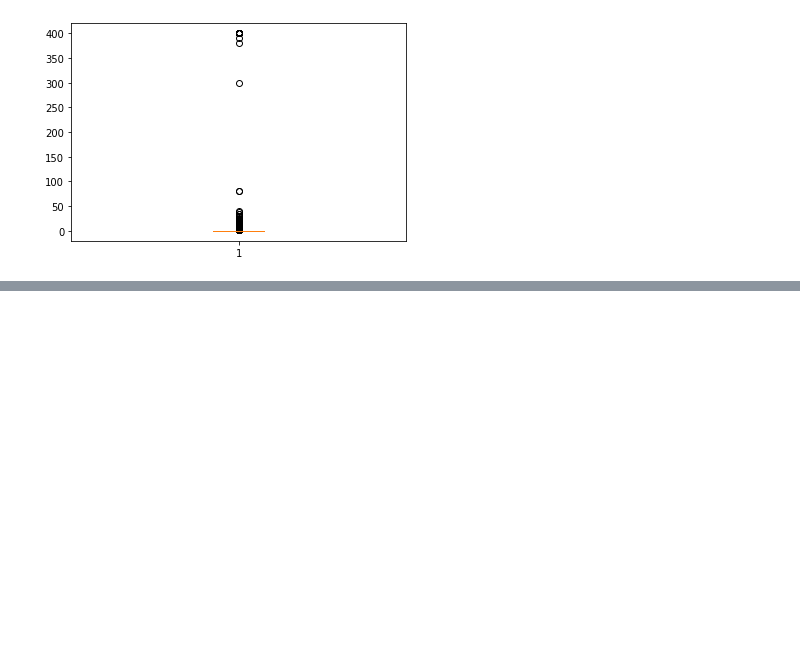
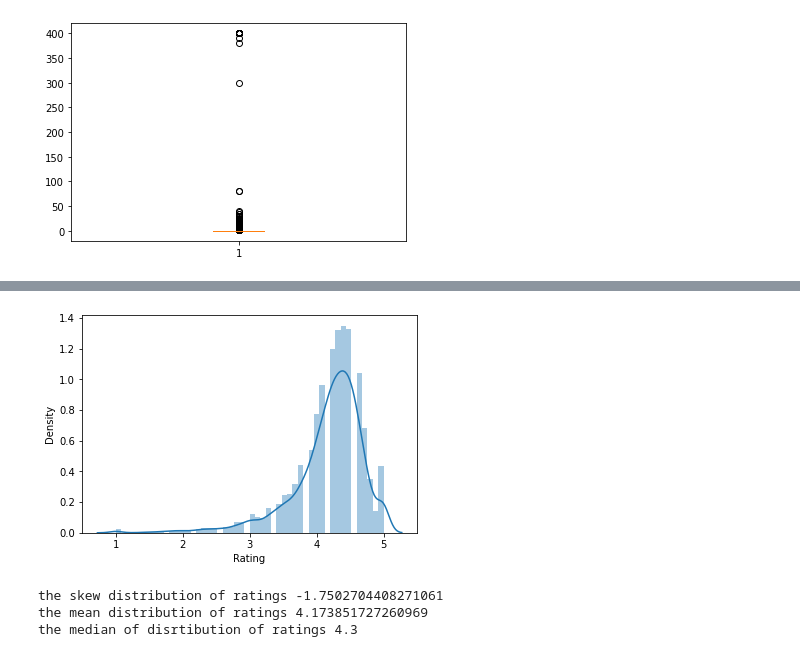
Before and after one commit to Sanjay9294/playstore-data-analysis, a Jupyter notebook: final_of_group_project_playstoredata1.ipynb, the cells around one changed output, grey strips where cells are left out. Drawn from its saved outputs; the diff is of its cells as text; code cells hidden in the pictures; blank space fills up the shorter version.

```diff
--- a/final_of_group_project_playstoredata1.ipynb
+++ b/final_of_group_project_playstoredata1.ipynb
@@ -350,0 +379,4 @@ See the caveats in the documentation: https://pandas.pydata.org/pandas-docs/stab
+# %%
+sns.distplot(df['Rating'])
+plt
+# %% [output]
@@ -350,0 +384,12 @@ See the caveats in the documentation: https://pandas.pydata.org/pandas-docs/stab
+[figure, added]
+# %%
+skew_dist=df['Rating'].skew()
+mean=df['Rating'].mean()
+median=df['Rating'].median()
+print('the skew distribution of ratings',skew_dist)
+print('the mean distribution of ratings',mean)
+print('the median of disrtibution of ratings',median)
+# %% [output]
+the skew distribution of ratings -1.7502704408271061
+the mean distribution of ratings 4.173851727260969
+the median of disrtibution of ratings 4.3
```
Also changed, not shown: parts of 17 cells of this notebook.
